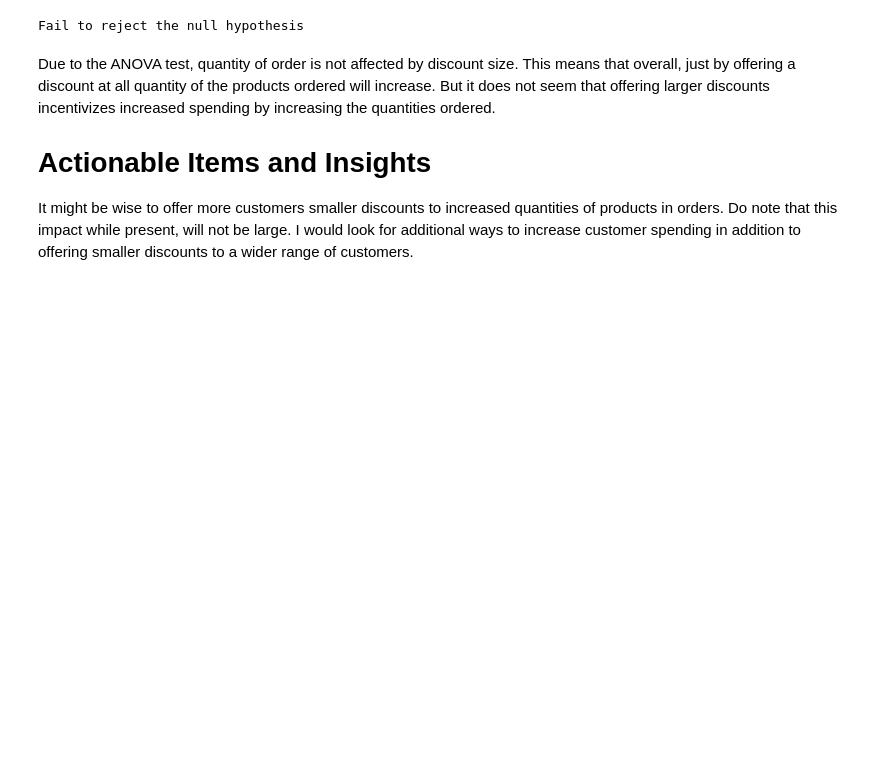
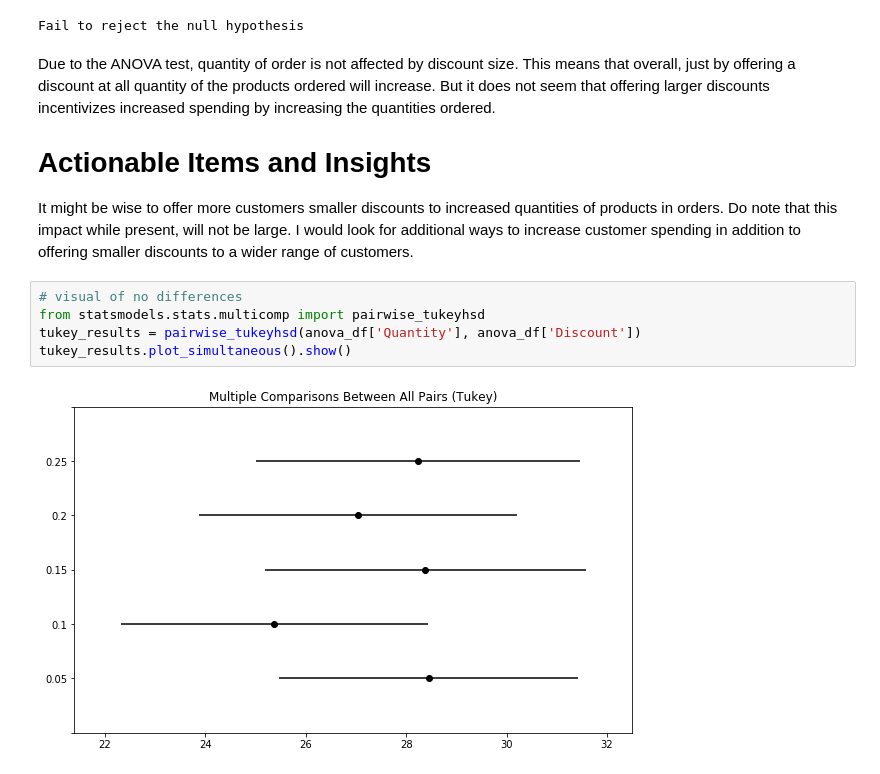
Before and after one commit to eannefawcett/Northwind-Database-Exploration, a Jupyter notebook: Required.ipynb, the cells around one changed output. Drawn from its saved outputs; the diff is of its cells as text; blank space fills up the shorter version.

```diff
--- a/Required.ipynb
+++ b/Required.ipynb
@@ -539,3 +555,10 @@ Due to the ANOVA test, quantity of order is not affected by discount size. This
 # Actionable Items and Insights
 
 It might be wise to offer more customers smaller discounts to increased quantities of products in orders. Do note that this impact while present, will not be large. I would look for additional ways to increase customer spending in addition to offering smaller discounts to a wider range of customers.
+# %%
+# visual of no differences
+from statsmodels.stats.multicomp import pairwise_tukeyhsd
+tukey_results = pairwise_tukeyhsd(anova_df['Quantity'], anova_df['Discount'])
+tukey_results.plot_simultaneous().show()
+# %% [output]
+[figure, added]
```
Also changed, not shown: parts of 9 cells of this notebook.
